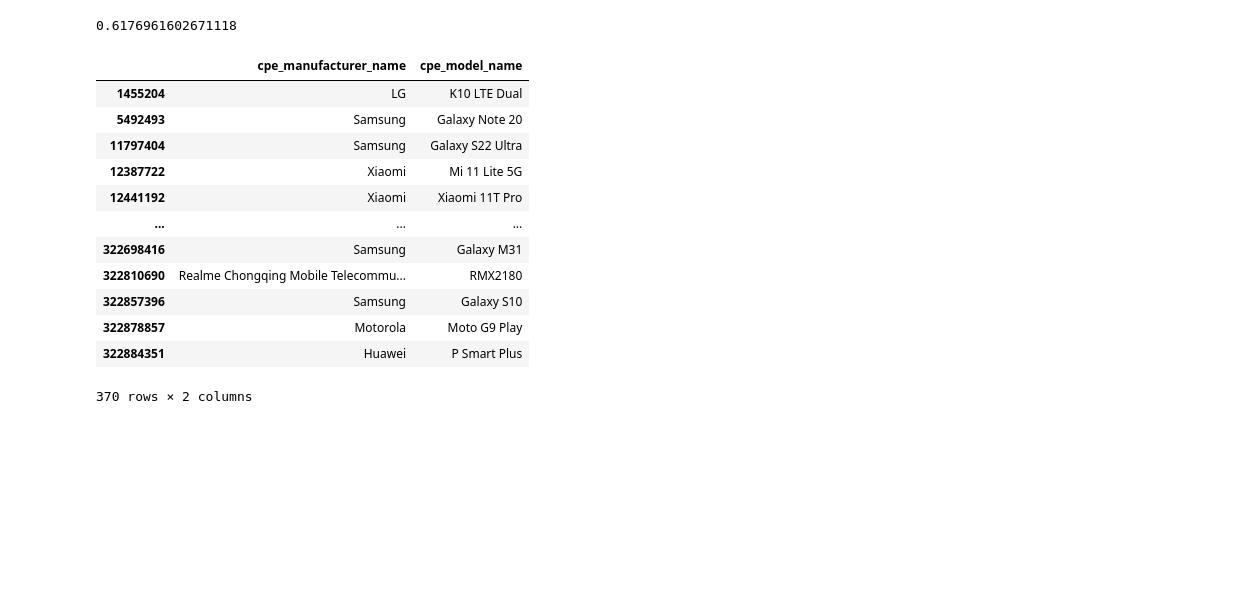
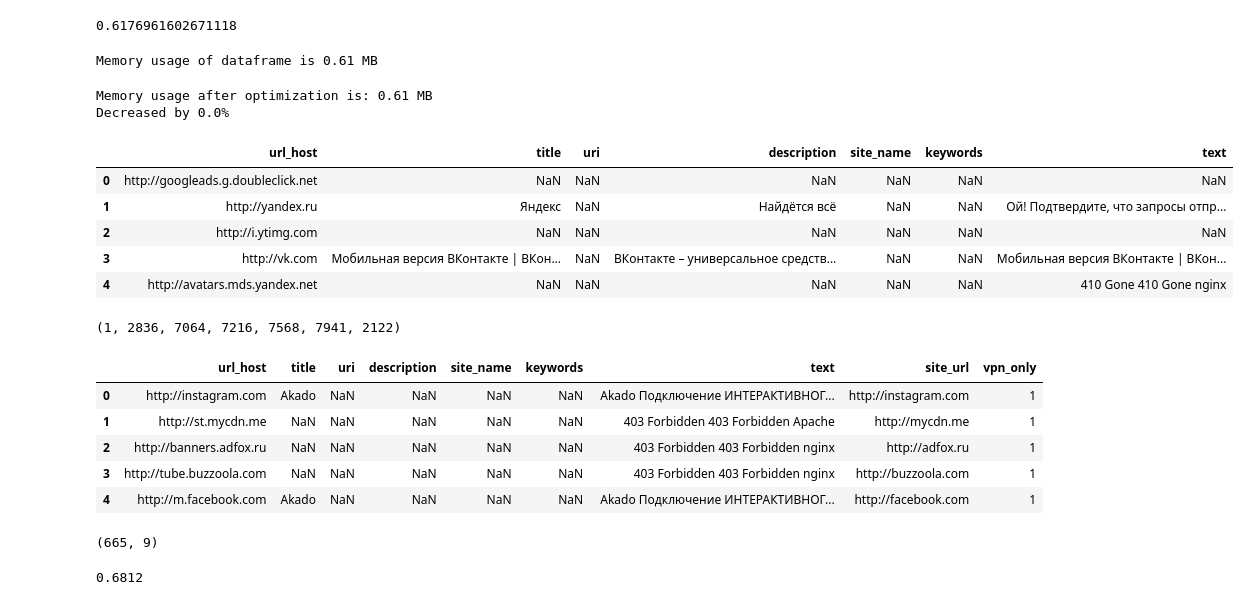
Before and after one commit to shockless/mts-ml-cup, a Jupyter notebook: cities_prices_fe.ipynb, the cells around one changed output. Saved outputs shown, nothing was run; the diff lists cells and outputs as text; code cells hidden in the pictures; blank space fills up the shorter version.

```diff
--- a/cities_prices_fe.ipynb
+++ b/cities_prices_fe.ipynb
@@ -102,18 +47,19 @@ df1.shape[0]/df2.shape[0]
 # %%
 df1.reset_index().drop(['index'],axis=1).to_csv('models_no_price.csv')
 # %%
-df1
+df = pandas_reduce_mem_usage( pd.read_csv('sites_out_copy.csv', sep=';', index_col=0))
+df.head()
 # %% [output]
+Memory usage of dataframe is 0.61 MB
+Memory usage after optimization is: 0.61 MB
+Decreased by 0.0%
-|  | cpe_manufacturer_name | cpe_model_name |
-| 1455204 | LG | K10 LTE Dual |
-| 5492493 | Samsung | Galaxy Note 20 |
-| 11797404 | Samsung | Galaxy S22 Ultra |
-| 12387722 | Xiaomi | Mi 11 Lite 5G |
-| 12441192 | Xiaomi | Xiaomi 11T Pro |
-| ... | ... | ... |
-| 322698416 | Samsung | Galaxy M31 |
-| 322810690 | Realme Chongqing Mobile Telecommu... | RMX2180 |
-| 322857396 | Samsung | Galaxy S10 |
-| 322878857 | Motorola | Moto G9 Play |
-| 322884351 | Huawei | P Smart Plus |
+|  | url_host | title | uri | description | site_name | keywords | text |
+| 0 | http://googleads.g.doubleclick.net | NaN | NaN | NaN | NaN | NaN | NaN |
+| 1 | http://yandex.ru | Яндекс | NaN | Найдётся всё | NaN | NaN | Ой! Подтвердите, что запросы отпр... |
+| 2 | http://i.ytimg.com | NaN | NaN | NaN | NaN | NaN | NaN |
+| 3 | http://vk.com | Мобильная версия ВКонтакте | ВКон... | NaN | ВКонтакте – универсальное средств... | NaN | NaN | Мобильная версия ВКонтакте | ВКон... |
+| 4 | http://avatars.mds.yandex.net | NaN | NaN | NaN | NaN | NaN | 410 Gone 410 Gone nginx |
-370 rows × 2 columns
+# %%
+df.url_host.isna().sum(), df.title.isna().sum(), df.uri.isna().sum(), df.description.isna().sum(), df.site_name.isna().sum(), df.keywords.isna().sum(), df.text.isna().sum()
+# %% [output]
+(1, 2836, 7064, 7216, 7568, 7941, 2122)
@@ -119,0 +68,35 @@ df1
+# %%
+def get_site_name(row):
+    site=str(row).split('.')
+    site[0]=site[0][7:]
+    if(len(site)>=2):
+        site='http://'+site[-2]+'.'+site[-1]
+    else:
+        site='NULL'
+    return site
+
+df = pandas_reduce_mem_usage( pd.read_csv('sites_out_copy.csv', sep=';', index_col=0))
+df['site_url']=df['url_host'].apply(lambda x: get_site_name(x))
+df['vpn_only']=df['text'].str.contains('403 Forbidden | Akado').fillna(False).astype(int)
+df = df[df['site_url'].str.contains('userapi')==0]
+df = df[df['vpn_only']==1].reset_index(drop= True )
+df.to_csv('sites_out_vpn_only.csv')
+# %% [output]
+|  | url_host | title | uri | description | site_name | keywords | text | site_url | vpn_only |
+| 0 | http://instagram.com | Akado | NaN | NaN | NaN | NaN | ﻿ Akado Подключение ИНТЕРАКТИВНОГ... | http://instagram.com | 1 |
+| 1 | http://st.mycdn.me | NaN | NaN | NaN | NaN | NaN | 403 Forbidden 403 Forbidden Apache | http://mycdn.me | 1 |
+| 2 | http://banners.adfox.ru | NaN | NaN | NaN | NaN | NaN | 403 Forbidden 403 Forbidden nginx | http://adfox.ru | 1 |
+| 3 | http://tube.buzzoola.com | NaN | NaN | NaN | NaN | NaN | 403 Forbidden 403 Forbidden nginx | http://buzzoola.com | 1 |
+| 4 | http://m.facebook.com | Akado | NaN | NaN | NaN | NaN | ﻿ Akado Подключение ИНТЕРАКТИВНОГ... | http://facebook.com | 1 |
+# %%
+df.shape
+# %% [output]
+(665, 9)
+# %%
+def get_site_name(row):
+    if row.co
+
+df['site_url']=df['url_host'].apply(lambda x: get_site_name(x))
+df.head()
+# %% [output]
+0.6812
```
Also changed, not shown: parts of 9 cells of this notebook, 3 other files.
